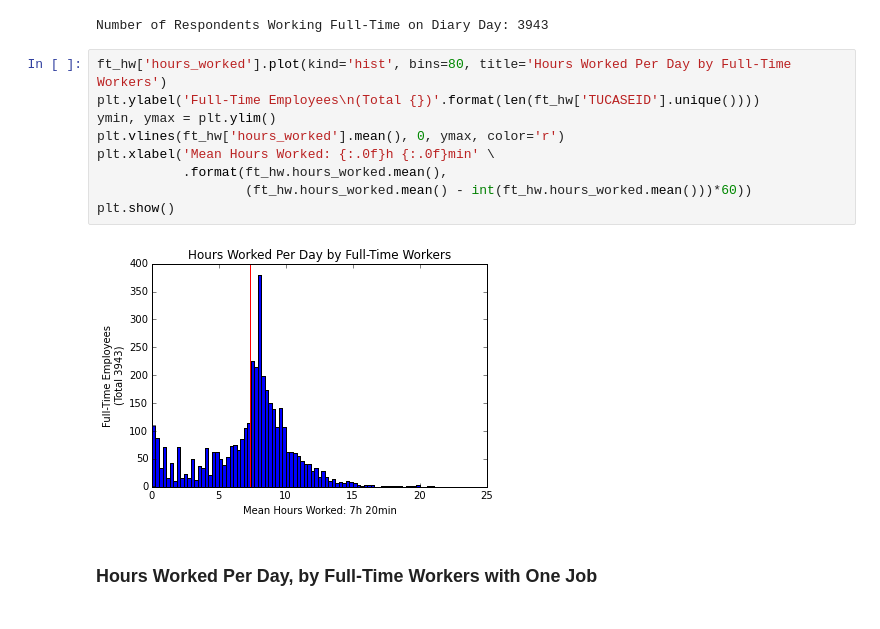
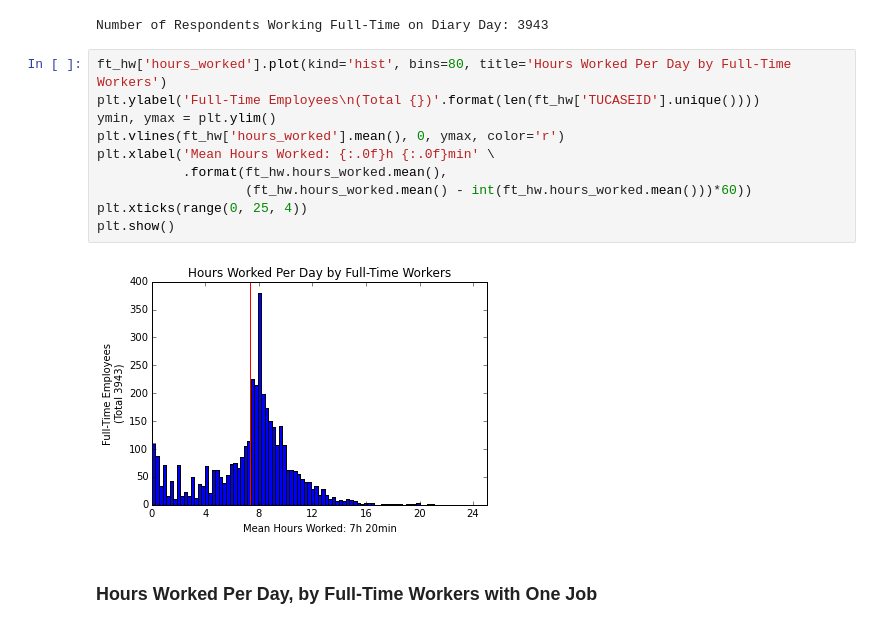
Before and after one commit to ahartz1/atus-analysis, a Jupyter notebook: atus-analysis.ipynb, the cells around one changed output. Cells and saved outputs as stored; diff of their text form.

```diff
--- a/atus-analysis.ipynb
+++ b/atus-analysis.ipynb
@@ -554,14 +555,15 @@ Number of Respondents Working Full-Time on Diary Day: 3943
 # %%
 ft_hw['hours_worked'].plot(kind='hist', bins=80, title='Hours Worked Per Day by Full-Time Workers')
 plt.ylabel('Full-Time Employees\n(Total {})'.format(len(ft_hw['TUCASEID'].unique())))
 ymin, ymax = plt.ylim()
 plt.vlines(ft_hw['hours_worked'].mean(), 0, ymax, color='r')
 plt.xlabel('Mean Hours Worked: {:.0f}h {:.0f}min' \
            .format(ft_hw.hours_worked.mean(),
                    (ft_hw.hours_worked.mean() - int(ft_hw.hours_worked.mean()))*60))
+plt.xticks(range(0, 25, 4))
 plt.show()
 # %% [output]
-[figure, old version]
+[figure, new version]
 # %% [markdown]
 ### Hours Worked Per Day, by Full-Time Workers with One Job
 # %%
```
Also changed, not shown: parts of 10 cells of this notebook.
